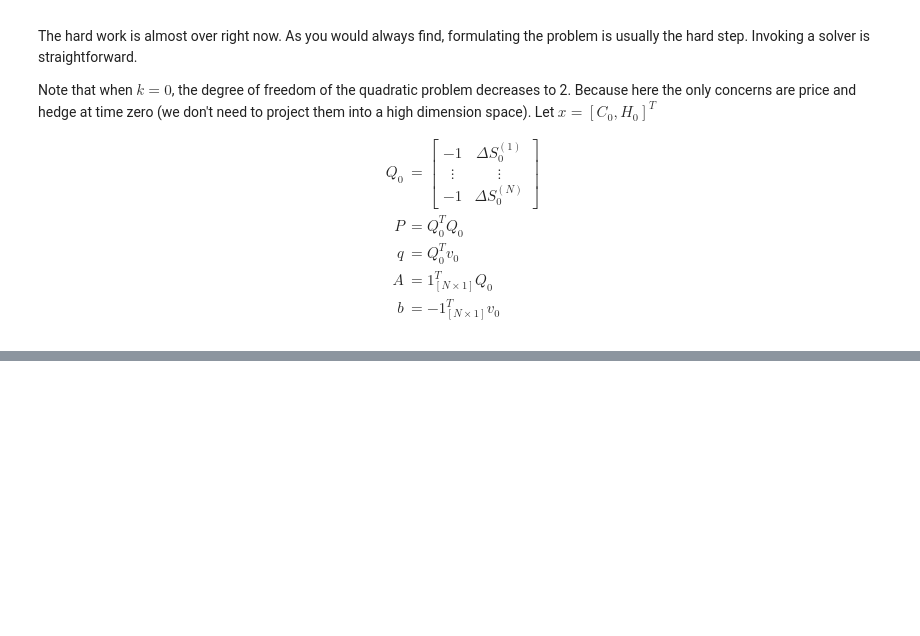
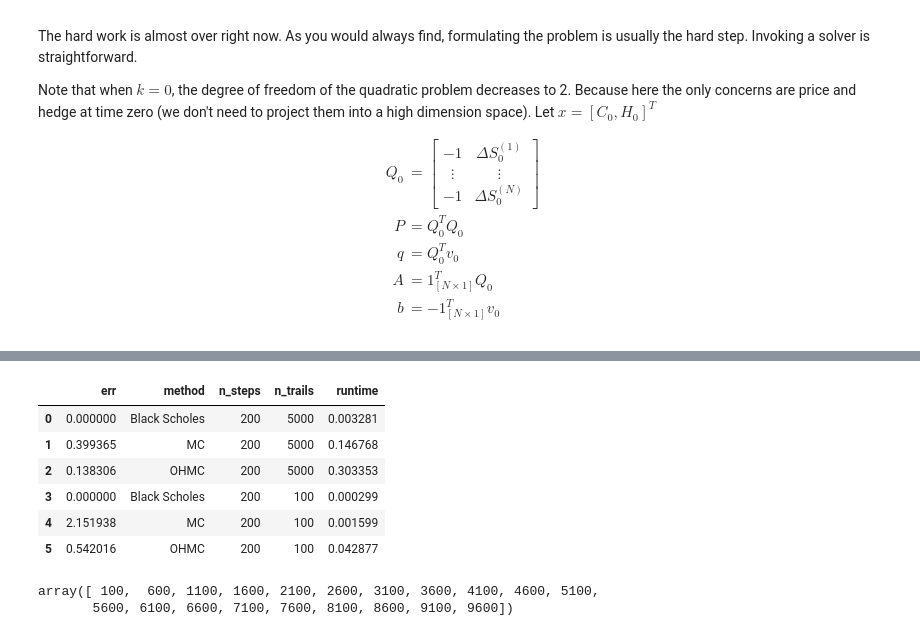
Before and after one commit to jerryxyx/MonteCarlo, a Jupyter notebook: OHMC.ipynb, the cells around one changed output, grey strips where cells are left out. Cells and saved outputs as stored; diff of their text form; code cells hidden in the pictures; blank space fills up the shorter version.

```diff
--- a/OHMC.ipynb
+++ b/OHMC.ipynb
@@ -302,0 +393,48 @@ print(hedges)
+# %%
+def efficiency_comparison(n_trails,n_steps):
+    mc = MonteCarlo(stock_price,strike,time_to_maturity,risk_free_rate,volatility)
+    # black scholes
+    bs_start = timeit.default_timer()
+    bs_price = mc.BlackScholesPricer('c')
+    bs_end = timeit.default_timer()
+
+    # regular MC
+    rmc_start = timeit.default_timer()
+    mc.simulate(n_trails,n_steps)
+    mc_price = mc.MCPricer('c')
+    rmc_end = timeit.default_timer()
+
+    # OHMC
+    ohmc_start = timeit.default_timer()
+    mc.simulate(n_trails,n_steps)
+    ohmc_price = mc.OHMCPricer('c')
+    ohmc_end = timeit.default_timer()
+
+    bs_runtime = bs_end - bs_start
+    mc_runtime = rmc_end - rmc_start
+    ohmc_runtime = ohmc_end-ohmc_start
+
+    mc_err = np.abs(mc_price - bs_price)
+    ohmc_err = np.abs(ohmc_price - bs_price)
+
+    result = {"method":["Black Scholes","MC","OHMC"],"runtime":[bs_runtime,mc_runtime,ohmc_runtime],
+              "err":[0,mc_err,ohmc_err], "n_trails":[n_trails]*3, "n_steps":[n_steps]*3}
+    return result
+# %%
+import pandas as pd
+df1 = pd.DataFrame(efficiency_comparison(5000,200))
+df2 = pd.DataFrame(efficiency_comparison(100,200))
+pd.concat((df1,df2),axis=0,ignore_index=True)
+# %% [output]
+|  | err | method | n_steps | n_trails | runtime |
+| 0 | 0.000000 | Black Scholes | 200 | 5000 | 0.003281 |
+| 1 | 0.399365 | MC | 200 | 5000 | 0.146768 |
+| 2 | 0.138306 | OHMC | 200 | 5000 | 0.303353 |
+| 3 | 0.000000 | Black Scholes | 200 | 100 | 0.000299 |
+| 4 | 2.151938 | MC | 200 | 100 | 0.001599 |
+| 5 | 0.542016 | OHMC | 200 | 100 | 0.042877 |
+# %%
+np.arange(100,10000,500)
+# %% [output]
+array([ 100,  600, 1100, 1600, 2100, 2600, 3100, 3600, 4100, 4600, 5100,
+       5600, 6100, 6600, 7100, 7600, 8100, 8600, 9100, 9600])
```
Also changed, not shown: parts of 12 cells of this notebook.
